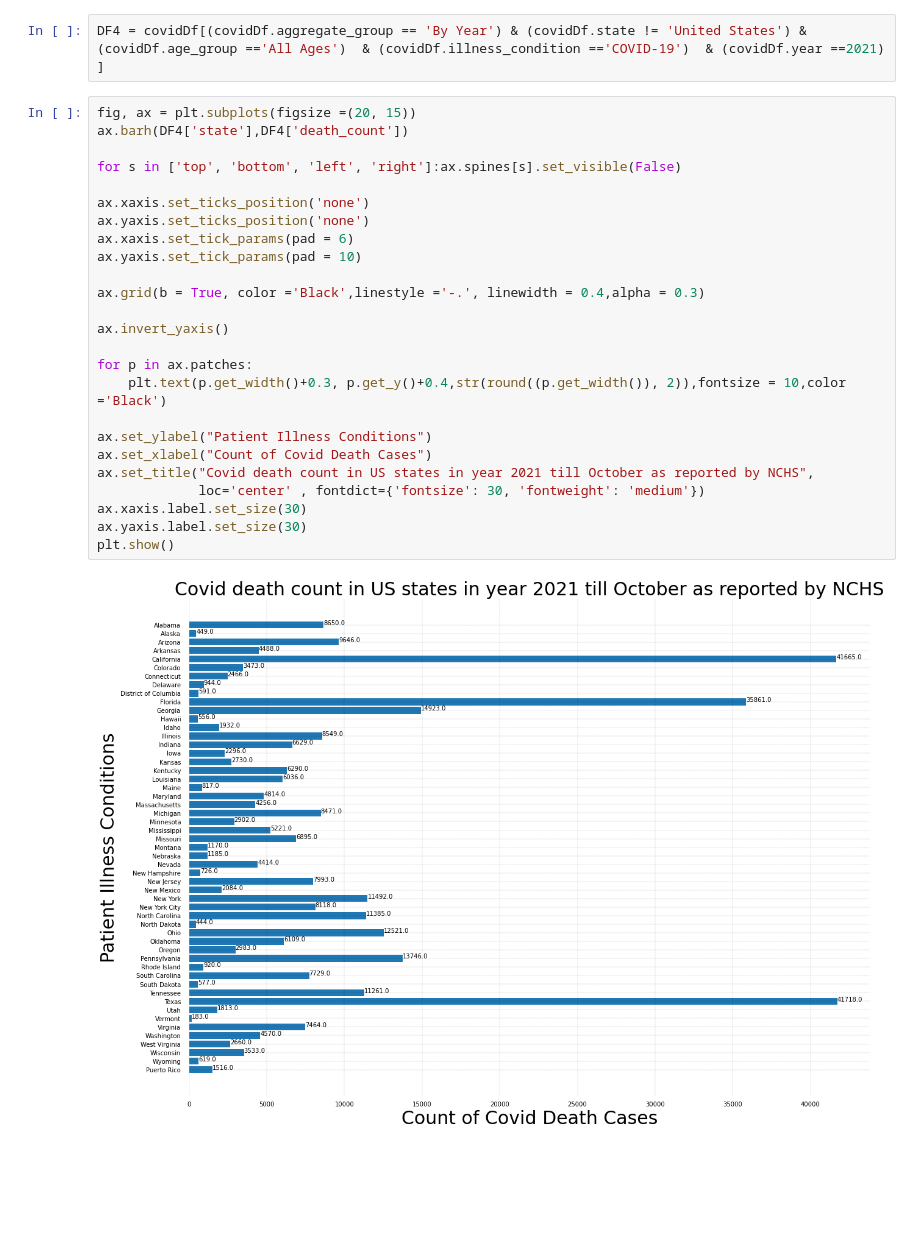
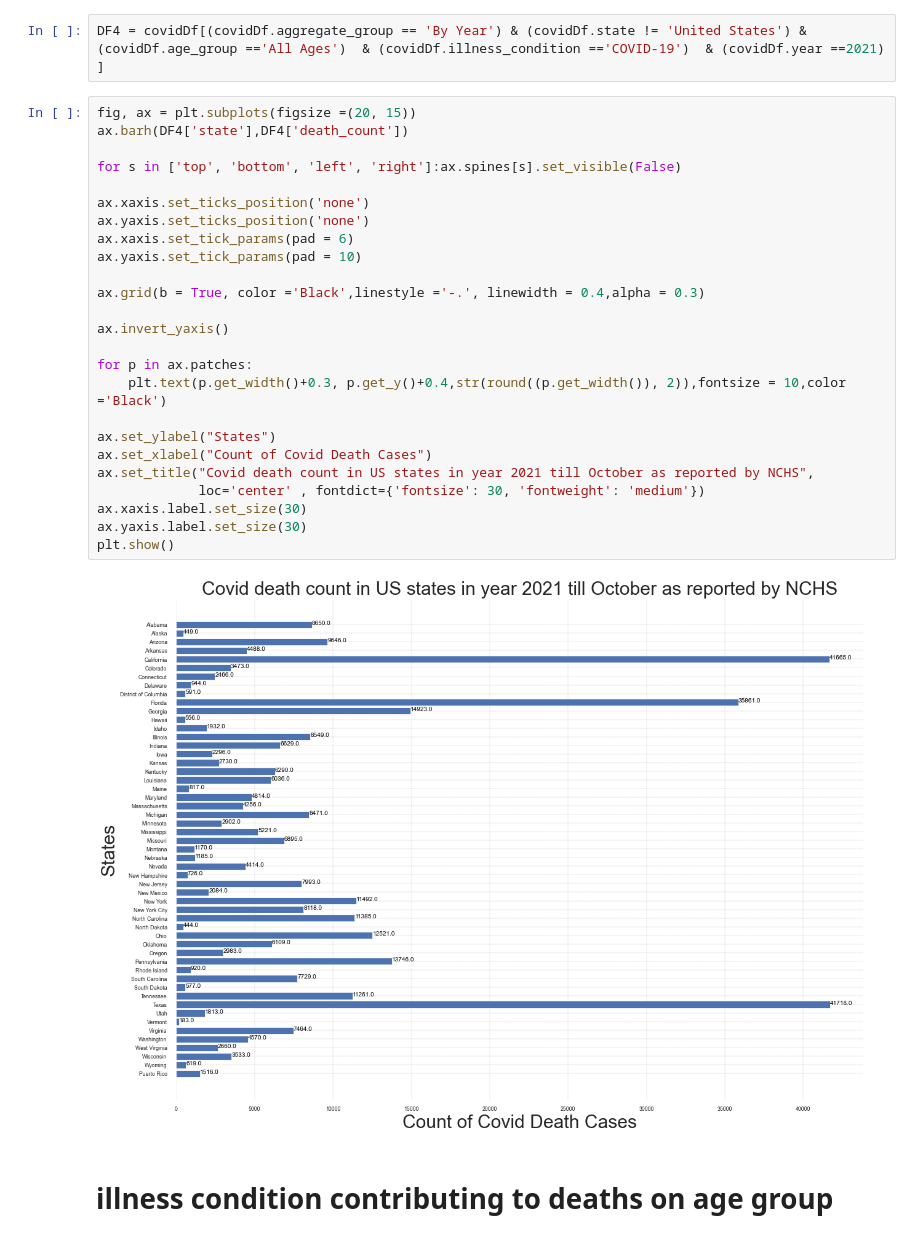
Before and after one commit to DAB103-2021/Group09, a Jupyter notebook: Project1_EDA_Group9.ipynb, the cells around one changed output. Cells and saved outputs as stored; diff of their text form; blank space fills up the shorter version.

```diff
--- a/Project1_EDA_Group9.ipynb
+++ b/Project1_EDA_Group9.ipynb
@@ -146,27 +145,29 @@ DF4 = covidDf[(covidDf.aggregate_group == 'By Year') & (covidDf.state != 'United
 # %%
 fig, ax = plt.subplots(figsize =(20, 15))
 ax.barh(DF4['state'],DF4['death_count'])
 
 for s in ['top', 'bottom', 'left', 'right']:ax.spines[s].set_visible(False)
 
 ax.xaxis.set_ticks_position('none')
 ax.yaxis.set_ticks_position('none')
 ax.xaxis.set_tick_params(pad = 6)
 ax.yaxis.set_tick_params(pad = 10)
 
 ax.grid(b = True, color ='Black',linestyle ='-.', linewidth = 0.4,alpha = 0.3)
 
 ax.invert_yaxis()
 
 for p in ax.patches:
 	plt.text(p.get_width()+0.3, p.get_y()+0.4,str(round((p.get_width()), 2)),fontsize = 10,color ='Black')
 
-ax.set_ylabel("Patient Illness Conditions")
+ax.set_ylabel("States")
 ax.set_xlabel("Count of Covid Death Cases")
 ax.set_title("Covid death count in US states in year 2021 till October as reported by NCHS",
              loc='center' , fontdict={'fontsize': 30, 'fontweight': 'medium'})
 ax.xaxis.label.set_size(30)
 ax.yaxis.label.set_size(30)
 plt.show()
 # %% [output]
-[figure, old version]
+[figure, new version]
+# %% [markdown]
+# illness condition contributing to deaths on age group
```
Also changed, not shown: parts of 31 cells of this notebook.
